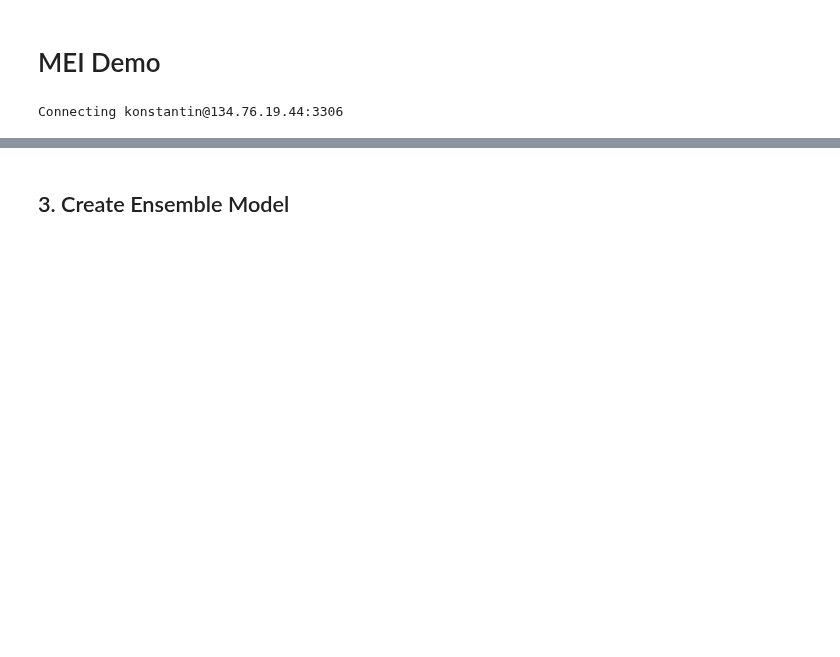
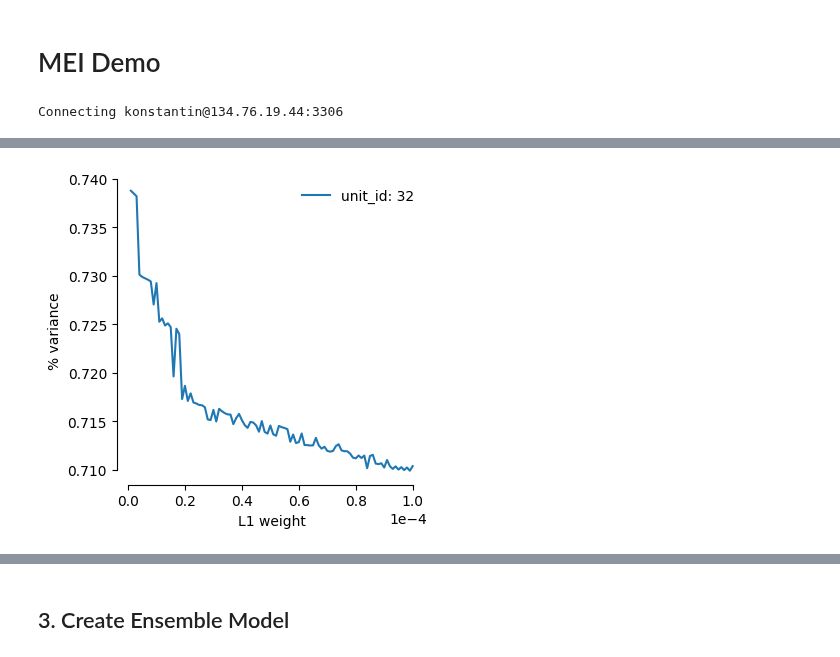
Before and after one commit to sinzlab/nnsysident, a Jupyter notebook: notebooks/mei_demo.ipynb, the cells around one changed output, grey strips where cells are left out. Drawn from its saved outputs; the diff is of its cells as text; code cells hidden in the pictures; blank space fills up the shorter version.

```diff
--- a/notebooks/mei_demo.ipynb
+++ b/notebooks/mei_demo.ipynb
@@ -7,7 +7,7 @@ dj.config['database.host'] = os.environ['DJ_HOST']
 dj.config['database.user'] = os.environ['DJ_USERNAME']
 dj.config['database.password'] = os.environ['DJ_PASSWORD']
 dj.config['enable_python_native_blobs'] = True
-dj.config['display.limit'] = 10
+dj.config['display.limit'] = 15
 
 name = 'vei'
 os.environ["DJ_SCHEMA_NAME"] = f"metrics_{name}"
@@ -84,0 +58,22 @@ Total: 10
+# %%
+# Get VEI data
+table = MEI & keys
+# experiment_name = "Different local norms finegrained"
+# table = MEI() & (MEIExperimentsMouse.Restrictions() & f"experiment_name = '{experiment_name}'") & "unit_id = 6831"
+score, mean, variance, method_config = (table * MEIMethod).fetch("score", "mean", "variance", "method_config")
+mei = np.array(table.load_mei())
+l1 = np.array([dictionary["regularization"]["kwargs"]["weight"] for dictionary in method_config])
+idx = np.argsort(l1)
+
+score = score[idx]
+mean = mean[idx]
+variance = variance[idx]
+l1 = l1[idx]
+mei = mei[idx]
+
+# Get MEI data
+mei_key = keys.copy()#.remove("method_hash")
+del mei_key[2]
+mei_key.append("method_hash = '54f863f93364931f53ecdfe7c2bc5a03'")
+mei_key = dj.AndList(mei_key)
+mei_mean, mei_variance = (MEI() & mei_key).fetch1("mean", "variance")
@@ -84,0 +103,11 @@ Total: 10
+# %%
+fig, ax = plt.subplots(figsize=(4, 4), dpi=100)
+
+ax.plot(l1, variance/mei_variance, label=f"unit_id: {unit_id}")
+ax.set(xlabel="L1 weight", ylabel="% variance")
+ax.legend(frameon=False)
+ax.ticklabel_format(axis="x", style='scientific', scilimits=(0,0))
+sns.despine(trim=True)
+# fig.savefig("Different local norms finegrained" + ".png", bbox_inches="tight", transparent=False)
+# %% [output]
+[figure, added]
```
Also changed, not shown: parts of 56 cells of this notebook, 4 other files.
